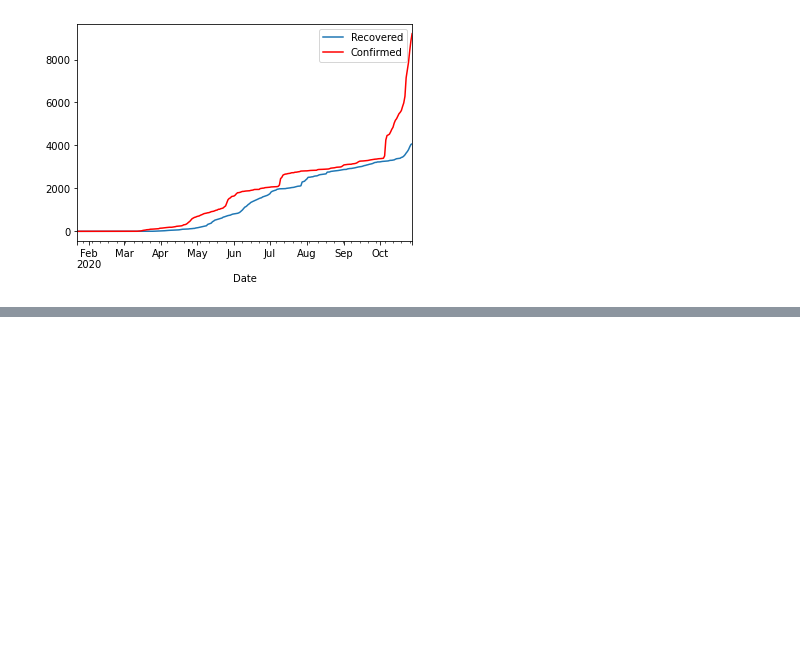
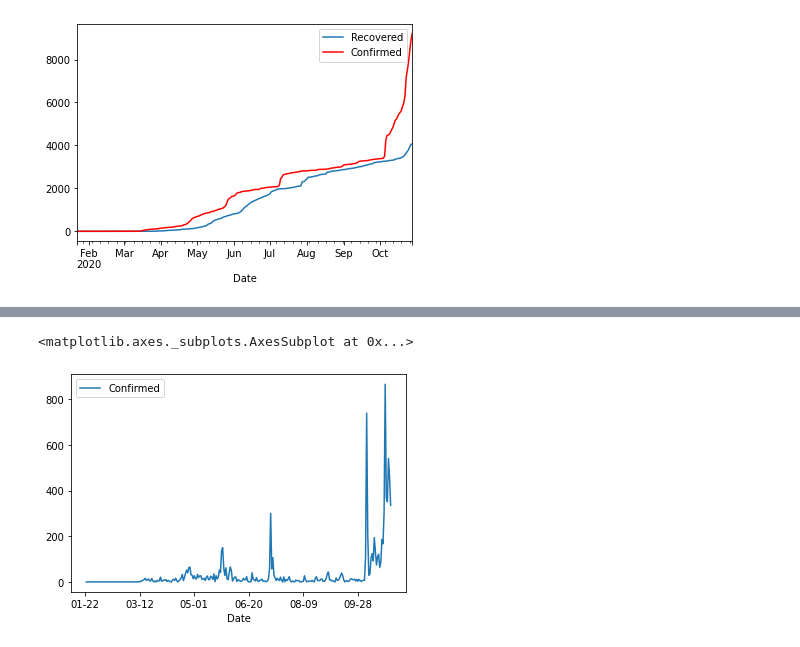
Before and after one commit to sathsaraRasantha/COVID-19_Predictive_Analysis, a Jupyter notebook: Covid_19.ipynb, the cells around one changed output, grey strips where cells are left out. Drawn from its saved outputs; the diff is of its cells as text; code cells hidden in the pictures; blank space fills up the shorter version.

```diff
--- a/Covid_19.ipynb
+++ b/Covid_19.ipynb
@@ -184,0 +318,13 @@ plt.show()
+# %%
+daily_cases=sl_df.loc[:,['Confirmed','Date']]
+
+daily_cases['Date']=pd.to_datetime(daily_cases['Date'])
+daily_cases
+daily_cases['Date']=daily_cases['Date'].dt.strftime('%m-%d')
+daily_cases
+daily_cases['Confirmed']=daily_cases['Confirmed'].diff()
+daily_cases
+
+#date
+#daily['Date']=date
+#daily
@@ -184,0 +345,5 @@ plt.show()
+# %%
+daily_cases.plot(kind='line',x='Date',y='Confirmed')
+# %% [output]
+<matplotlib.axes._subplots.AxesSubplot at 0x...>
+[figure, added]
```
Also changed, not shown: parts of 7 cells of this notebook.
